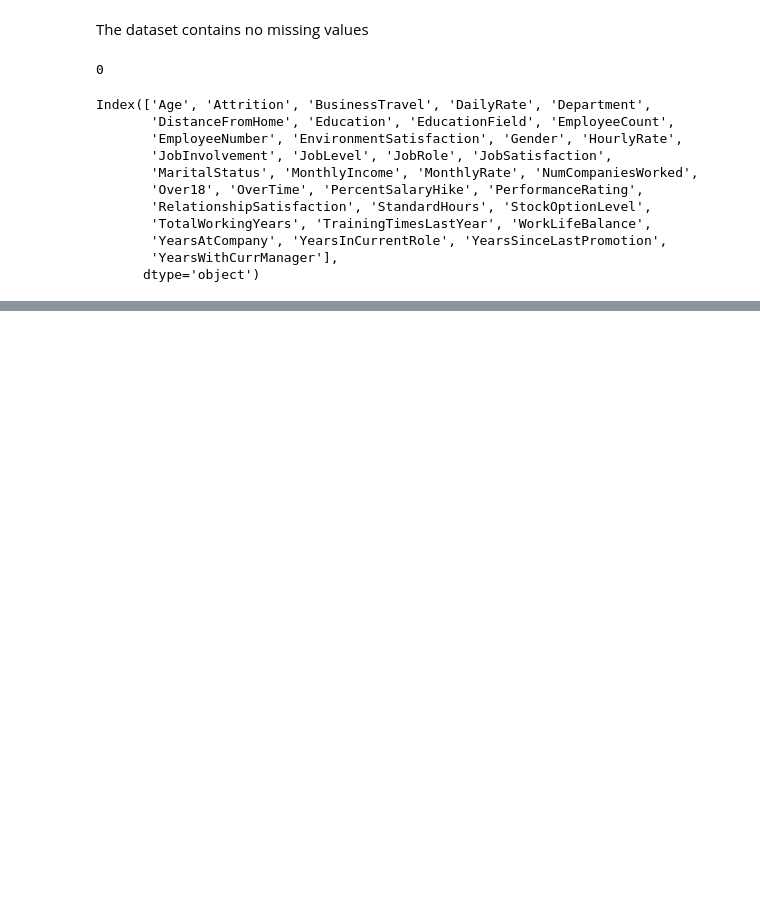
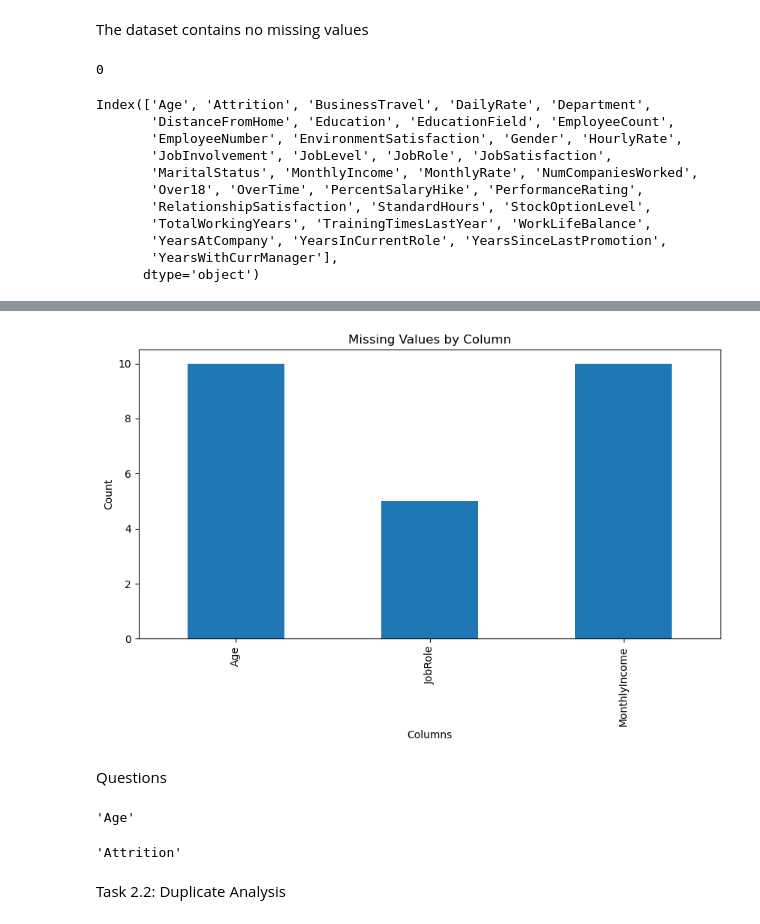
Before and after one commit to pritamsingh3/EDA-IBM-PROJECT, a Jupyter notebook: ibm project.ipynb, the cells around one changed output, grey strips where cells are left out. Cells and saved outputs as stored; diff of their text form; code cells hidden in the pictures; blank space fills up the shorter version.

```diff
--- a/ibm project.ipynb
+++ b/ibm project.ipynb
@@ -304,0 +422,13 @@ Index(['Age', 'Attrition', 'BusinessTravel', 'DailyRate', 'Department',
+# %%
+import numpy as np
+
+# Create a copy so original data remains safe
+df_missing = df.copy()
+
+# Insert missing values
+df_missing.loc[0:9, 'Age'] = np.nan
+df_missing.loc[20:29, 'MonthlyIncome'] = np.nan
+df_missing.loc[50:54, 'JobRole'] = np.nan
+
+# Check
+df_missing.isna().sum()
@@ -304,0 +453,29 @@ Index(['Age', 'Attrition', 'BusinessTravel', 'DailyRate', 'Department',
+# %%
+import matplotlib.pyplot as plt
+
+missing_values = df_missing.isna().sum()
+
+missing_values[missing_values > 0].plot(
+    kind='bar',
+    figsize=(10,5)
+)
+
+plt.title("Missing Values by Column")
+plt.ylabel("Count")
+plt.xlabel("Columns")
+plt.show()
+# %% [output]
+[figure, added]
+# %% [markdown]
+Questions
+# %%
+# 1. Which column contains the most missing values?
+df_missing.isna().sum().sort_values(ascending=False)
+df_missing.isna().sum().idxmax()
+# %% [output]
+'Age'
+# %%
+# 2. Which columns have no missing values?
+df_missing.isna().sum().idxmin()
+# %% [output]
+'Attrition'
@@ -304,0 +484,2 @@ Index(['Age', 'Attrition', 'BusinessTravel', 'DailyRate', 'Department',
+# %% [markdown]
+Task 2.2: Duplicate Analysis
```
Also changed, not shown: parts of 44 cells of this notebook.
